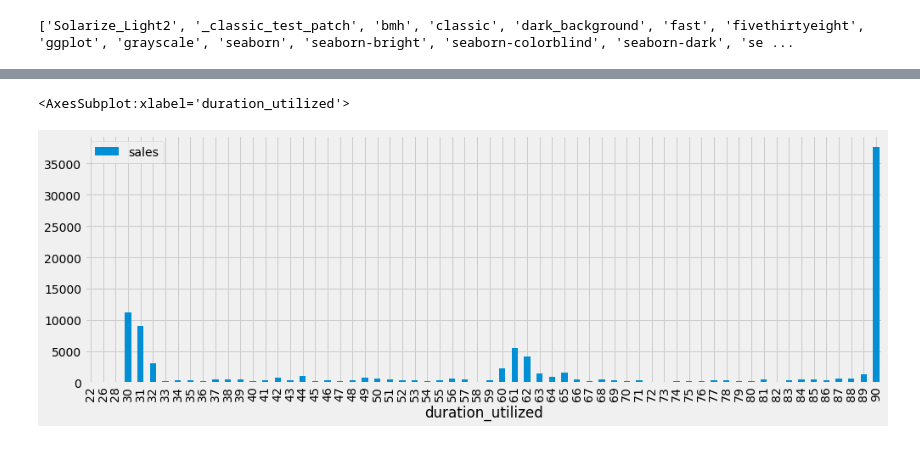
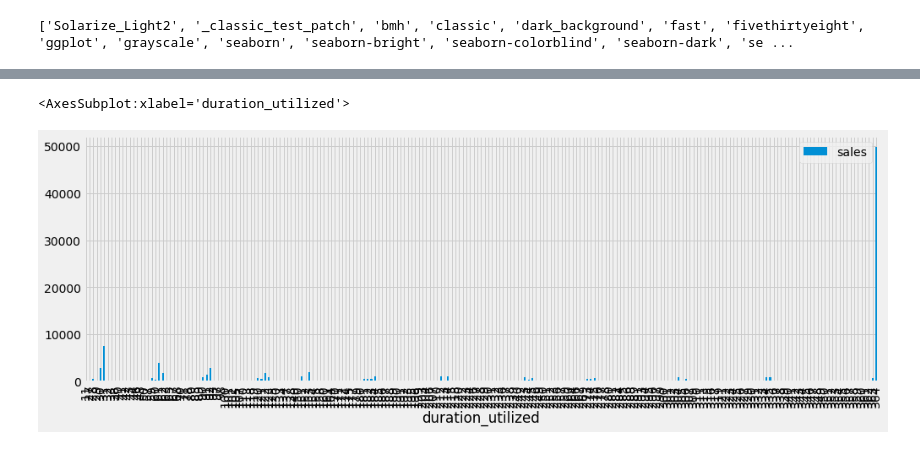
Before and after one commit to pkrishnamurthy1007/adtech, a Jupyter notebook: etl/pivot_ltv/duration_model.ipynb, the cells around one changed output, grey strips where cells are left out. Cells and saved outputs as stored; diff of their text form; code cells hidden in the pictures.

```diff
--- a/etl/pivot_ltv/duration_model.ipynb
+++ b/etl/pivot_ltv/duration_model.ipynb
@@ -131,13 +157,13 @@ model_df.groupby(['plan_category_adj']).mean()[['percent_utilized']].plot.bar()
 # %%
 resamples = 100000
 
-model_df[(model_df['plan_category'] == '90x1') & (model_df['duration_utilized'] <= 90)]\
+model_df[(model_df['plan_category'] == '364x1') & (model_df['duration_utilized'] <= 364)]\
     .sample(resamples, replace=True)\
     .groupby('duration_utilized').size().reset_index(name='sales')\
     .set_index('duration_utilized').plot.bar(figsize=(15,5))
 # %% [output]
 <AxesSubplot:xlabel='duration_utilized'>
-[figure, old version]
+[figure, new version]
 # %%
 fig, ax = plt.subplots(nrows=1, ncols=3, figsize=(15,6))
 
```
Also changed, not shown: parts of 31 cells of this notebook, 4 other files.
